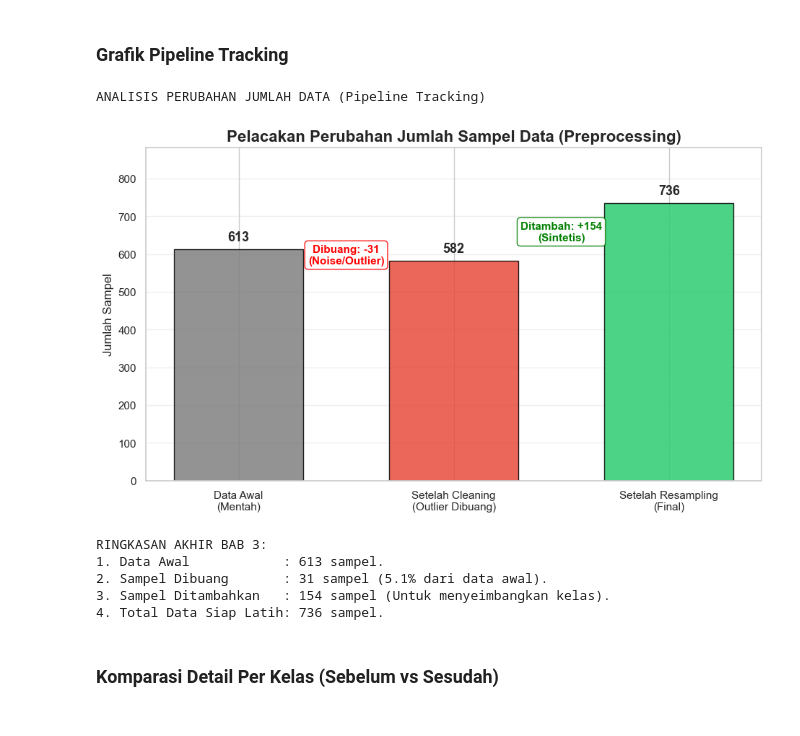
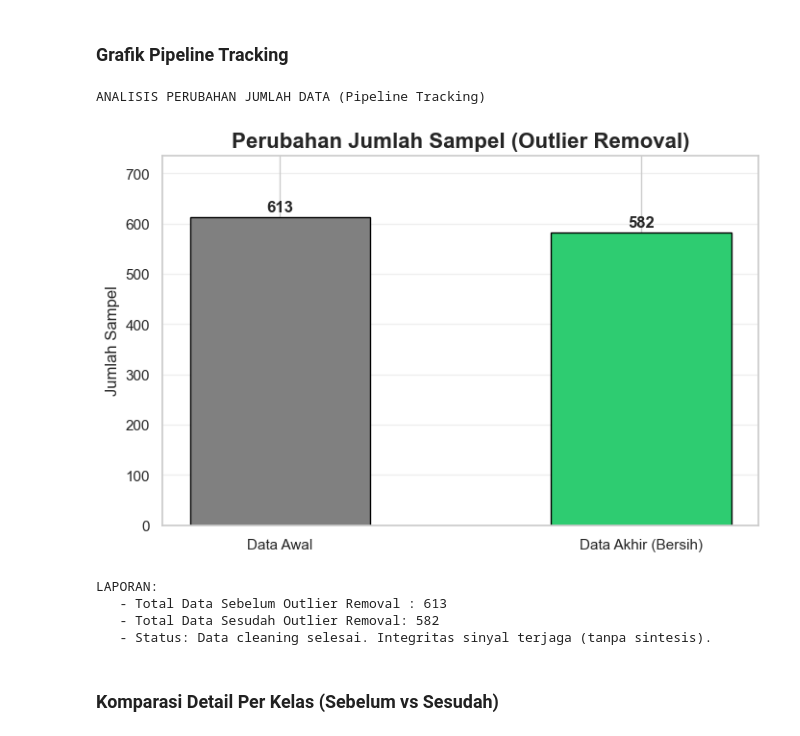
Before and after one commit to AqbilBarakaa/psd, a Jupyter notebook: UAS.ipynb, the cells around one changed output. Saved outputs shown, nothing was run; the diff lists cells and outputs as text; code cells hidden in the pictures.

```diff
--- a/UAS.ipynb
+++ b/UAS.ipynb
@@ -568,66 +591,36 @@ Variabel X_train dan y_train telah diperbarui dengan data hasil preprocessing.
 # %%
 print("ANALISIS PERUBAHAN JUMLAH DATA (Pipeline Tracking)")
 
-# SIAPKAN DATA PLOTTING
-stages = ['Data Awal\n(Mentah)', 'Setelah Cleaning\n(Outlier Dibuang)', 'Setelah Resampling\n(Final)']
-counts = [len(X_before), len(X_cleaned), len(X_final)]
-colors = ['grey', '#e74c3c', '#2ecc71'] # Abu, Merah (Berkurang), Hijau (Bertambah)
+stages = ['Data Awal', 'Data Akhir (Bersih)']
+counts = [len(X_before), len(X_final)]
+colors = ['grey', '#2ecc71']
 
-plt.figure(figsize=(11, 6))
-bars = plt.bar(stages, counts, color=colors, edgecolor='black', alpha=0.85, width=0.6)
+plt.figure(figsize=(8, 5))
+bars = plt.bar(stages, counts, color=colors, edgecolor='black', width=0.5)
 
-# TAMBAHKAN LABEL ANGKA DI ATAS BATANG
+# Label Angka
 for bar in bars:
     height = bar.get_height()
-    plt.text(bar.get_x() + bar.get_width()/2., height + (max(counts)*0.02),
-             f'{int(height)}', ha='center', va='bottom', fontsize=13, fontweight='bold')
+    plt.text(bar.get_x() + bar.get_width()/2., height + 5,
+             f'{int(height)}', ha='center', va='bottom', fontsize=12, fontweight='bold')
 
-# TAMBAHKAN ANOTASI PERUBAHAN (PANAH & TEXT)
-# Info Pengurangan (Outlier Removal)
-diff_1 = counts[0] - counts[1]
-if diff_1 > 0:
-    # Posisi tengah antara batang 1 dan 2
-    mid_x = (bars[0].get_x() + bars[1].get_x() + bars[0].get_width()) / 2
-    mid_y = (counts[0] + counts[1]) / 2
-
-    plt.annotate(f"Dibuang: -{diff_1}\n(Noise/Outlier)",
-                 xy=(mid_x, mid_y), xytext=(mid_x, mid_y),
-                 ha='center', va='center', fontsize=11, fontweight='bold', color='red',
-                 bbox=dict(boxstyle="round,pad=0.3", fc="white", ec="red", alpha=0.9))
-
-# Info Penambahan (Resampling)
-diff_2 = counts[2] - counts[1]
-if diff_2 > 0:
-    # Posisi tengah antara batang 2 dan 3
-    mid_x = (bars[1].get_x() + bars[2].get_x() + bars[1].get_width()) / 2
-    mid_y = (counts[1] + counts[2]) / 2
-
-    plt.annotate(f"Ditambah: +{diff_2}\n(Sintetis)",
-                 xy=(mid_x, mid_y), xytext=(mid_x, mid_y),
-                 ha='center', va='center', fontsize=11, fontweight='bold', color='green',
-                 bbox=dict(boxstyle="round,pad=0.3", fc="white", ec="green", alpha=0.9))
-
-# Dekorasi Grafik
-plt.title("Pelacakan Perubahan Jumlah Sampel Data (Preprocessing)", fontsize=16, fontweight='bold')
-plt.ylabel("Jumlah Sampel", fontsize=12)
-plt.ylim(0, max(counts) * 1.2) # Memberi ruang kosong di atas untuk label
+plt.title("Perubahan Jumlah Sampel (Outlier Removal)", fontweight='bold')
+plt.ylabel("Jumlah Sampel")
+plt.ylim(0, max(counts)*1.2)
 plt.grid(axis='y', alpha=0.3)
-
 plt.show()
 
-print("RINGKASAN AKHIR BAB 3:")
-print(f"1. Data Awal            : {counts[0]} sampel.")
-print(f"2. Sampel Dibuang       : {diff_1} sampel ({(diff_1/counts[0])*100:.1f}% dari data awal).")
-print(f"3. Sampel Ditambahkan   : {diff_2} sampel (Untuk menyeimbangkan kelas).")
-print(f"4. Total Data Siap Latih: {counts[2]} sampel.")
+print(f"LAPORAN:")
+print(f"   - Total Data Sebelum Outlier Removal : {len(X_before)}")
+print(f"   - Total Data Sesudah Outlier Removal: {len(X_final)}")
+print(f"   - Status: Data cleaning selesai. Integritas sinyal terjaga (tanpa sintesis).")
 # %% [output]
 ANALISIS PERUBAHAN JUMLAH DATA (Pipeline Tracking)
-[figure, old version]
+[figure, new version]
-RINGKASAN AKHIR BAB 3:
-1. Data Awal            : 613 sampel.
-2. Sampel Dibuang       : 31 sampel (5.1% dari data awal).
-3. Sampel Ditambahkan   : 154 sampel (Untuk menyeimbangkan kelas).
-4. Total Data Siap Latih: 736 sampel.
+LAPORAN:
+   - Total Data Sebelum Outlier Removal : 613
+   - Total Data Sesudah Outlier Removal: 582
+   - Status: Data cleaning selesai. Integritas sinyal terjaga (tanpa sintesis).
 # %% [markdown]
 ### Komparasi Detail Per Kelas (Sebelum vs Sesudah)
 # %%
```
Also changed, not shown: parts of 23 cells of this notebook, 27 other files.
